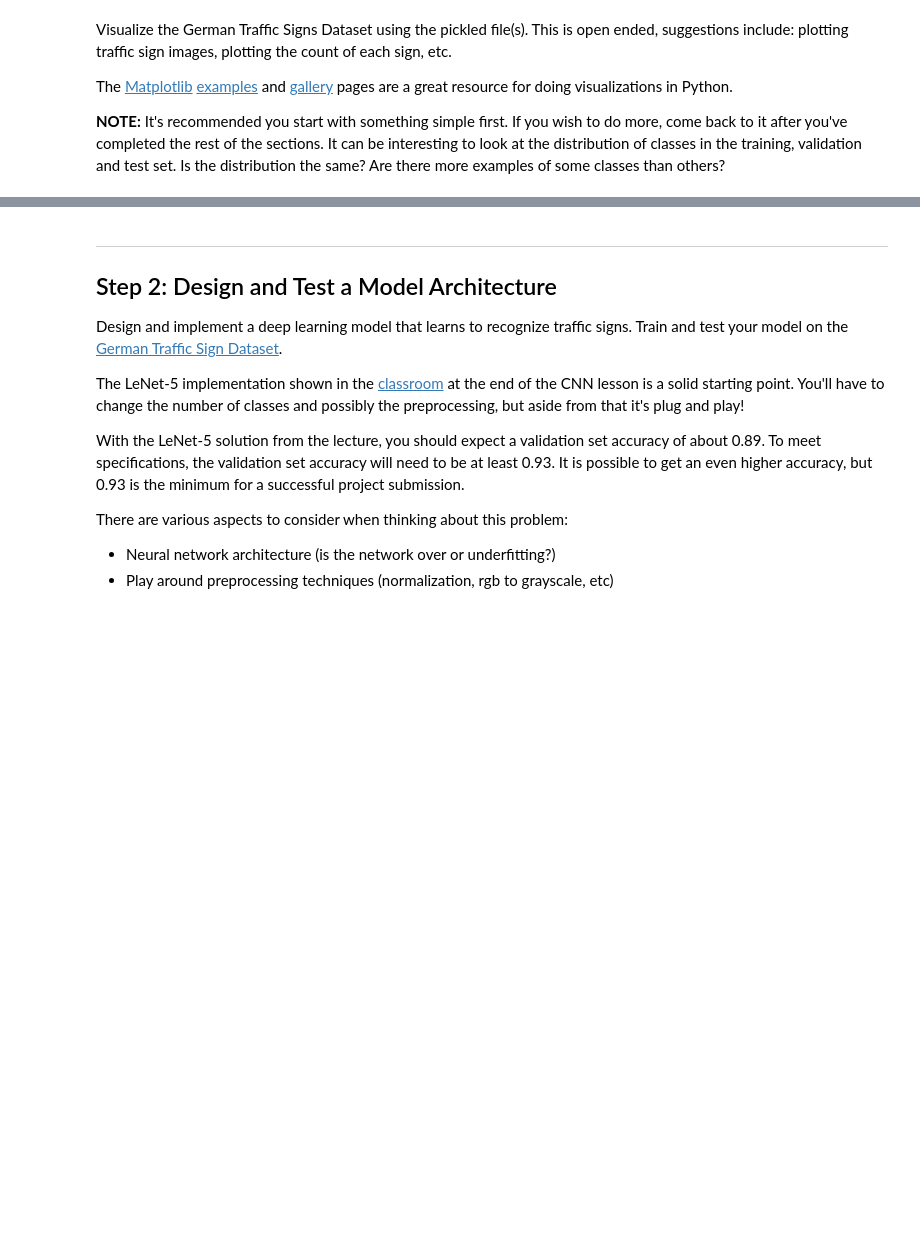
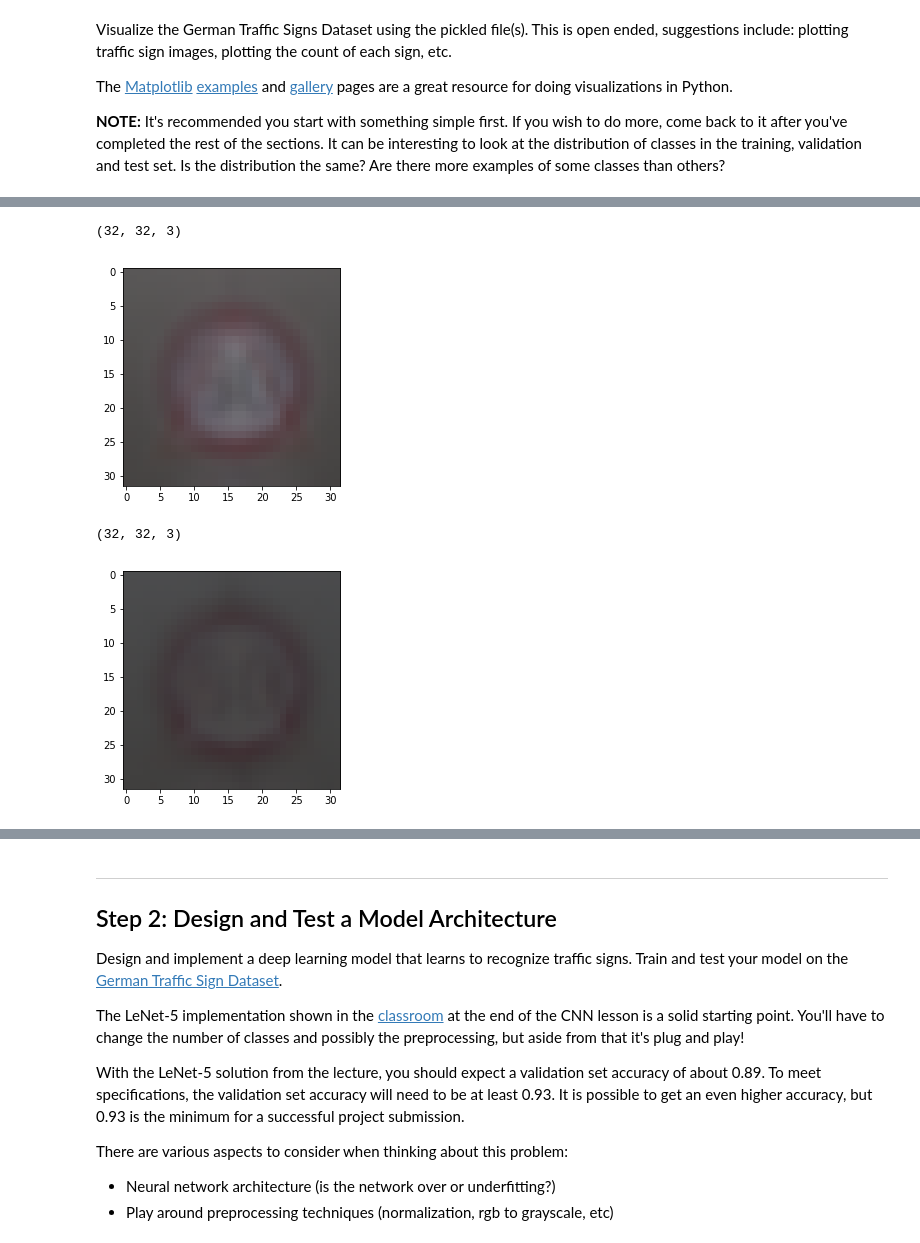
Before and after one commit to dhruvshah1214/CarND-Traffic-Sign-Classifier-Project, a Jupyter notebook: Traffic_Sign_Classifier.ipynb, the cells around one changed output, grey strips where cells are left out. Cells and saved outputs as stored; diff of their text form; code cells hidden in the pictures; blank space fills up the shorter version.

```diff
--- a/Traffic_Sign_Classifier.ipynb
+++ b/Traffic_Sign_Classifier.ipynb
@@ -95,0 +109,17 @@ import matplotlib.pyplot as plt
+# %%
+## the mean image
+mean_img = np.mean(X_train, axis=0).astype(int)
+print(mean_img.shape)
+plt.imshow(mean_img)
+plt.show()
+
+## std dev image
+std_img = np.std(X_train, axis=0).astype(int)
+print(std_img.shape)
+plt.imshow(std_img)
+plt.show()
+# %% [output]
+(32, 32, 3)
+[figure, added]
+(32, 32, 3)
+[figure, added]
```
Also changed, not shown: parts of 24 cells of this notebook, 1 other file.
